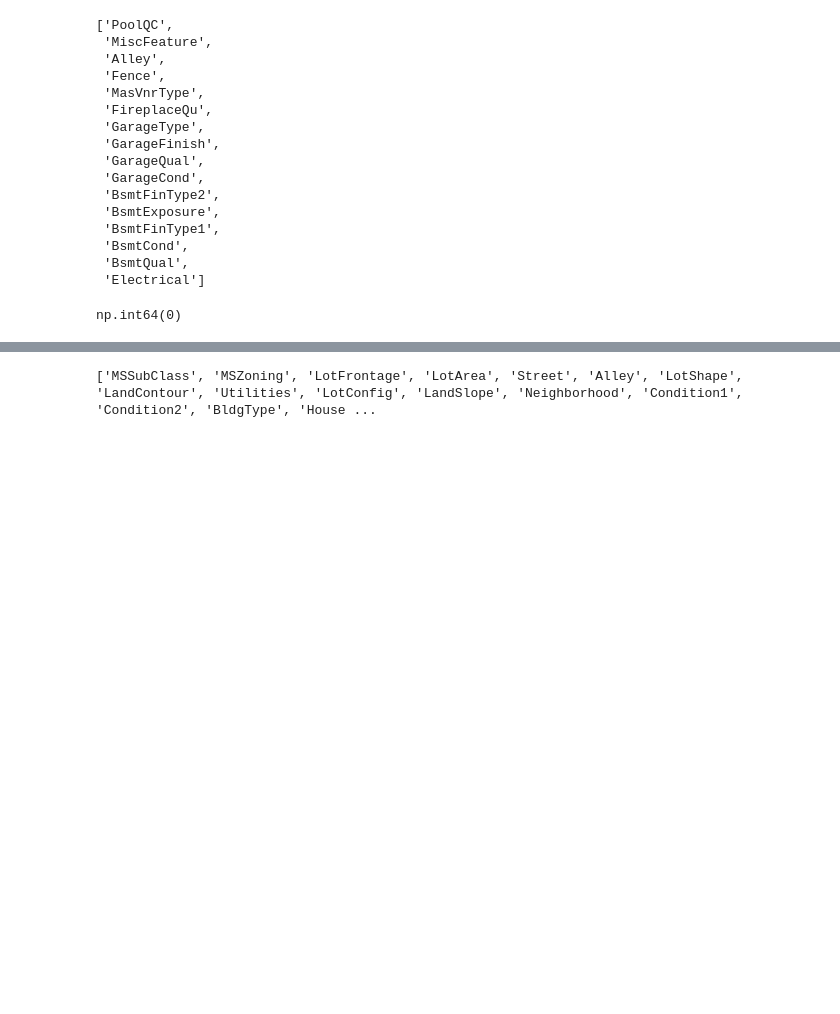
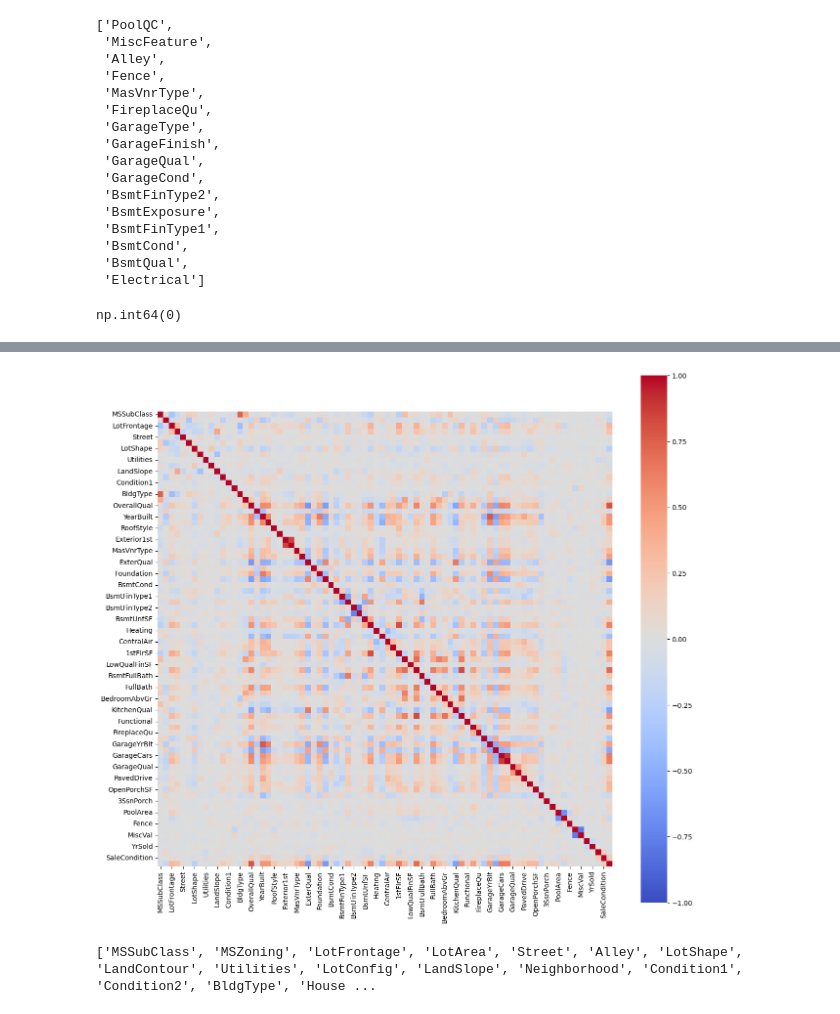
Before and after one commit to Yong712Jun/house_price_prediction_model, a Jupyter notebook: HPP.ipynb, the cells around one changed output, grey strips where cells are left out. Drawn from its saved outputs; the diff is of its cells as text; code cells hidden in the pictures; blank space fills up the shorter version.

```diff
--- a/HPP.ipynb
+++ b/HPP.ipynb
@@ -147 +142,10 @@ plt.show()
+# %%
+def corr_matrix(df, method="pearson"):
+    corr = df.corr(method)
+    plt.figure(figsize=(15,14))
+    sns.heatmap(corr, vmin=-1.0, vmax=1.0, cmap="coolwarm", square=True, fmt="d")
+
+corr_matrix(df_train.select_dtypes(include=np.number))
+# %% [output]
+[figure, added]
 # %%
```
Also changed, not shown: parts of 13 cells of this notebook, 3 other files.
